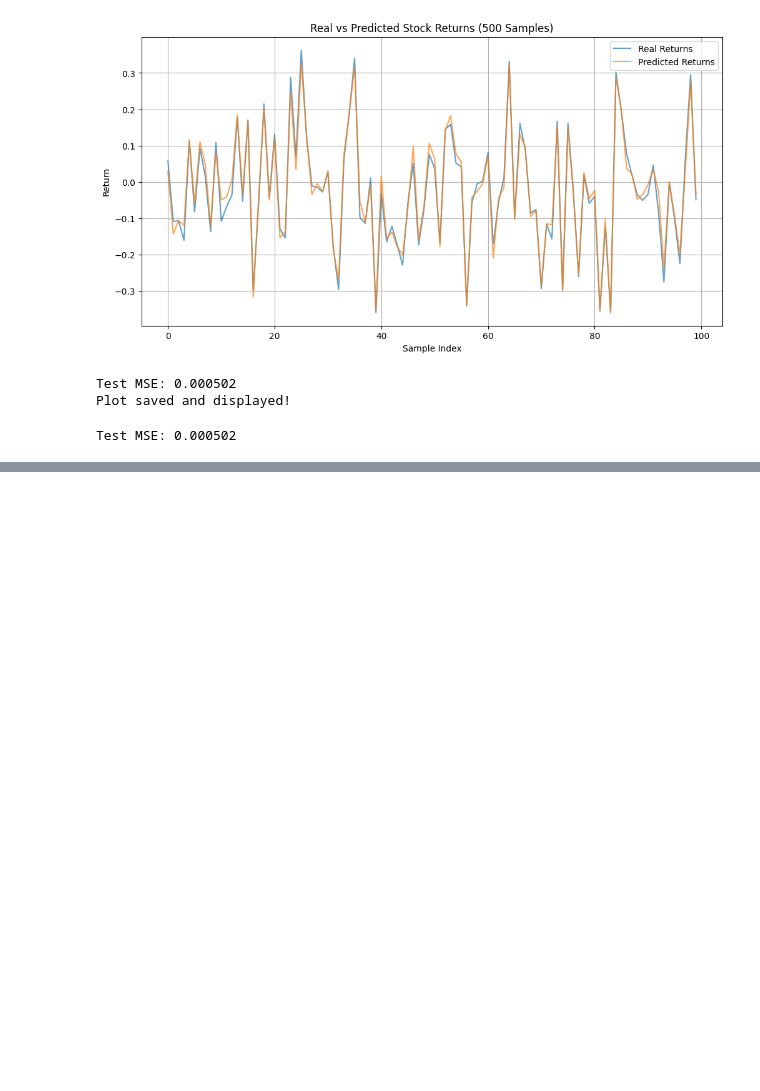
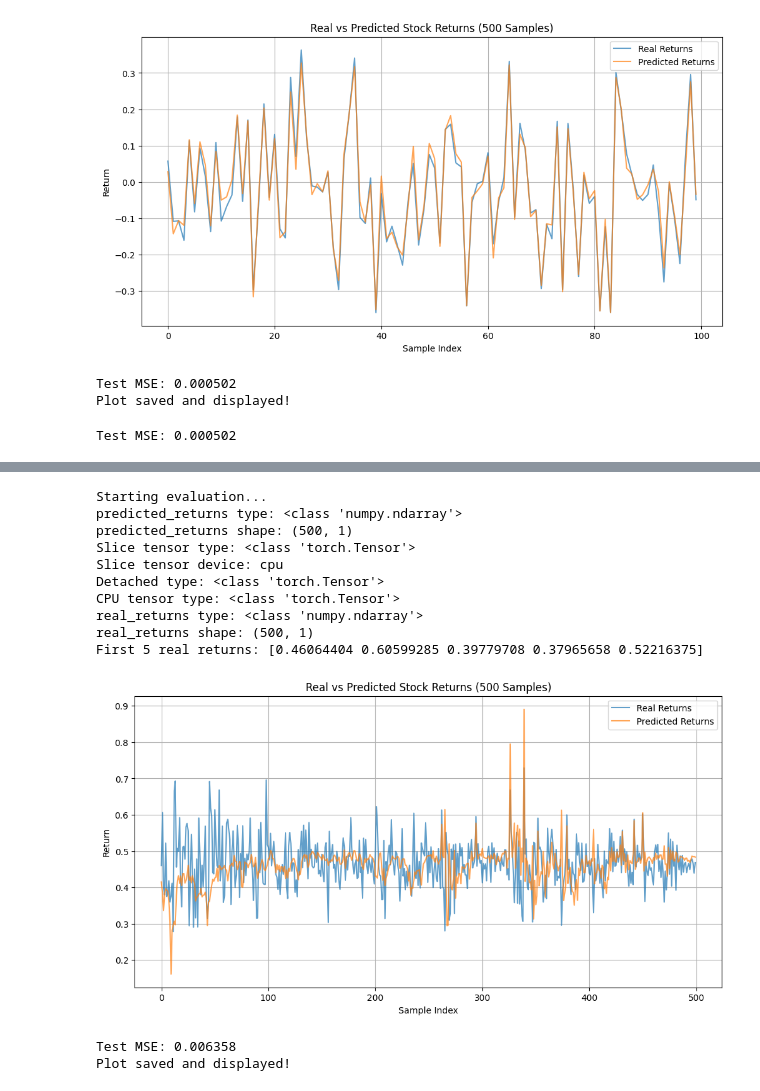
Before and after one commit to JianfengMI/MLprojects, a Jupyter notebook: Factor_GAN_stock_price_prediction.ipynb, the cells around one changed output, grey strips where cells are left out. Saved outputs shown, nothing was run; the diff lists cells and outputs as text; code cells hidden in the pictures; blank space fills up the shorter version.

Commit message:
updated with real stock 'APPL'

```diff
--- a/Factor_GAN_stock_price_prediction.ipynb
+++ b/Factor_GAN_stock_price_prediction.ipynb
@@ -357,0 +679,79 @@ Test MSE: 0.000502
+# %%
+import torch
+import numpy as np
+import matplotlib.pyplot as plt
+
+# Assuming generator, factors_tensor, returns_tensor, and device are defined from training
+# If not, load them: e.g., factors_tensor = torch.load('synthetic_factors.pt').to(device)
+
+print("Starting evaluation...")
+
+# --- Evaluate and Visualize (Bulletproof Version) ---
+generator.eval()
+with torch.no_grad():
+    test_factors = factors_tensor[:500].to(device)
+    predicted_returns = generator(test_factors).detach().cpu().numpy()
+    print(f"predicted_returns type: {type(predicted_returns)}")  # Should be <class 'numpy.ndarray'>
+    print(f"predicted_returns shape: {predicted_returns.shape}")  # (500, 1)
+
+    # Fixed assignment with () and error handling
+    try:
+        slice_tensor = returns_tensor[:500]
+        print(f"Slice tensor type: {type(slice_tensor)}")  # <class 'torch.Tensor'>
+        print(f"Slice tensor device: {slice_tensor.device}")
+
+        detached = slice_tensor.detach()  # Call the method
+        print(f"Detached type: {type(detached)}")  # <class 'torch.Tensor'>
+
+        cpu_tensor = detached.cpu()
+        print(f"CPU tensor type: {type(cpu_tensor)}")  # <class 'torch.Tensor'>
+
+        real_returns = cpu_tensor.numpy()  # Convert to NumPy
+        print(f"real_returns type: {type(real_returns)}")  # <class 'numpy.ndarray'>
+        print(f"real_returns shape: {real_returns.shape}")  # (500, 1)
+
+        # Test slicing to confirm
+        print(f"First 5 real returns: {real_returns[:5].flatten()}")
+
+    except AttributeError as e:
+        print(f"AttributeError caught: {e}")
+        print("Fix: Ensure .detach() has parentheses! Falling back to direct conversion.")
+        real_returns = returns_tensor[:500].detach().cpu().numpy()  # One-liner fix
+    except Exception as e:
+        print(f"Unexpected error: {type(e).__name__}: {str(e)}")
+        # Minimal fallback (assumes CPU)
+        real_returns = returns_tensor[:500].detach().numpy()
+
+# Now plot (only if real_returns is a NumPy array)
+if isinstance(real_returns, np.ndarray):
+    plt.figure(figsize=(12, 6))
+    plt.plot(real_returns.flatten(), label='Real Returns', alpha=0.7)  # Flatten for 1D plot
+    plt.plot(predicted_returns.flatten(), label='Predicted Returns', alpha=0.7)
+    plt.title('Real vs Predicted Stock Returns (500 Samples)')
+    plt.xlabel('Sample Index')
+    plt.ylabel('Return')
+    plt.legend()
+    plt.grid(True)
+    plt.savefig('returns_comparison_500.png', dpi=300, bbox_inches='tight')
+    plt.show()
+
+    # MSE
+    mse = np.mean((real_returns - predicted_returns) ** 2)
+    print(f"Test MSE: {mse:.6f}")
+    print("Plot saved and displayed!")
+else:
+    print(f"real_returns is still invalid (type: {type(real_returns)}). Check the try block output above.")
+# %% [output]
+Starting evaluation...
+predicted_returns type: <class 'numpy.ndarray'>
+predicted_returns shape: (500, 1)
+Slice tensor type: <class 'torch.Tensor'>
+Slice tensor device: cpu
+Detached type: <class 'torch.Tensor'>
+CPU tensor type: <class 'torch.Tensor'>
+real_returns type: <class 'numpy.ndarray'>
+real_returns shape: (500, 1)
+First 5 real returns: [0.46064404 0.60599285 0.39779708 0.37965658 0.52216375]
+[figure, added]
+Test MSE: 0.006358
+Plot saved and displayed!
```
Also changed, not shown: parts of 33 cells of this notebook.
